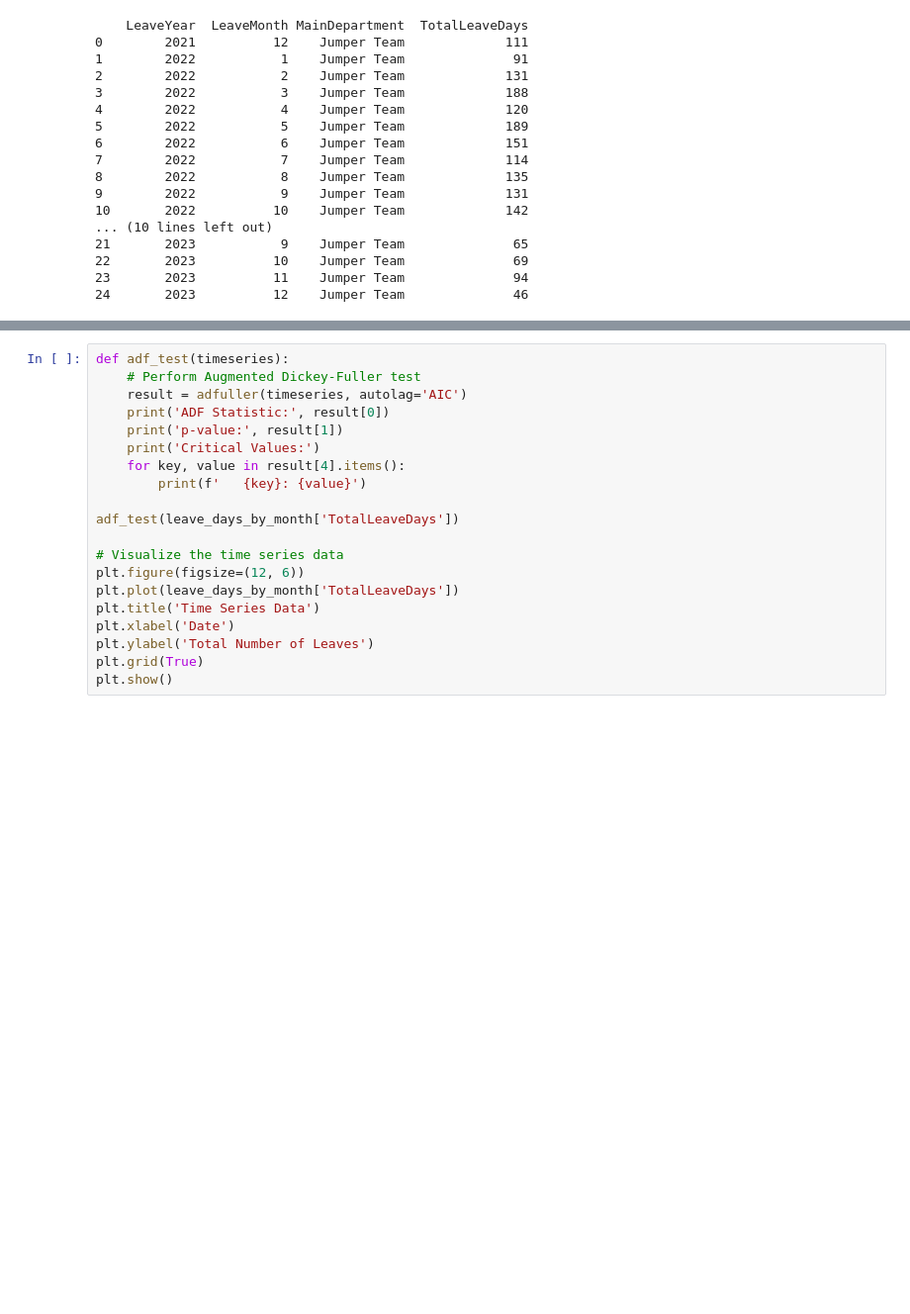
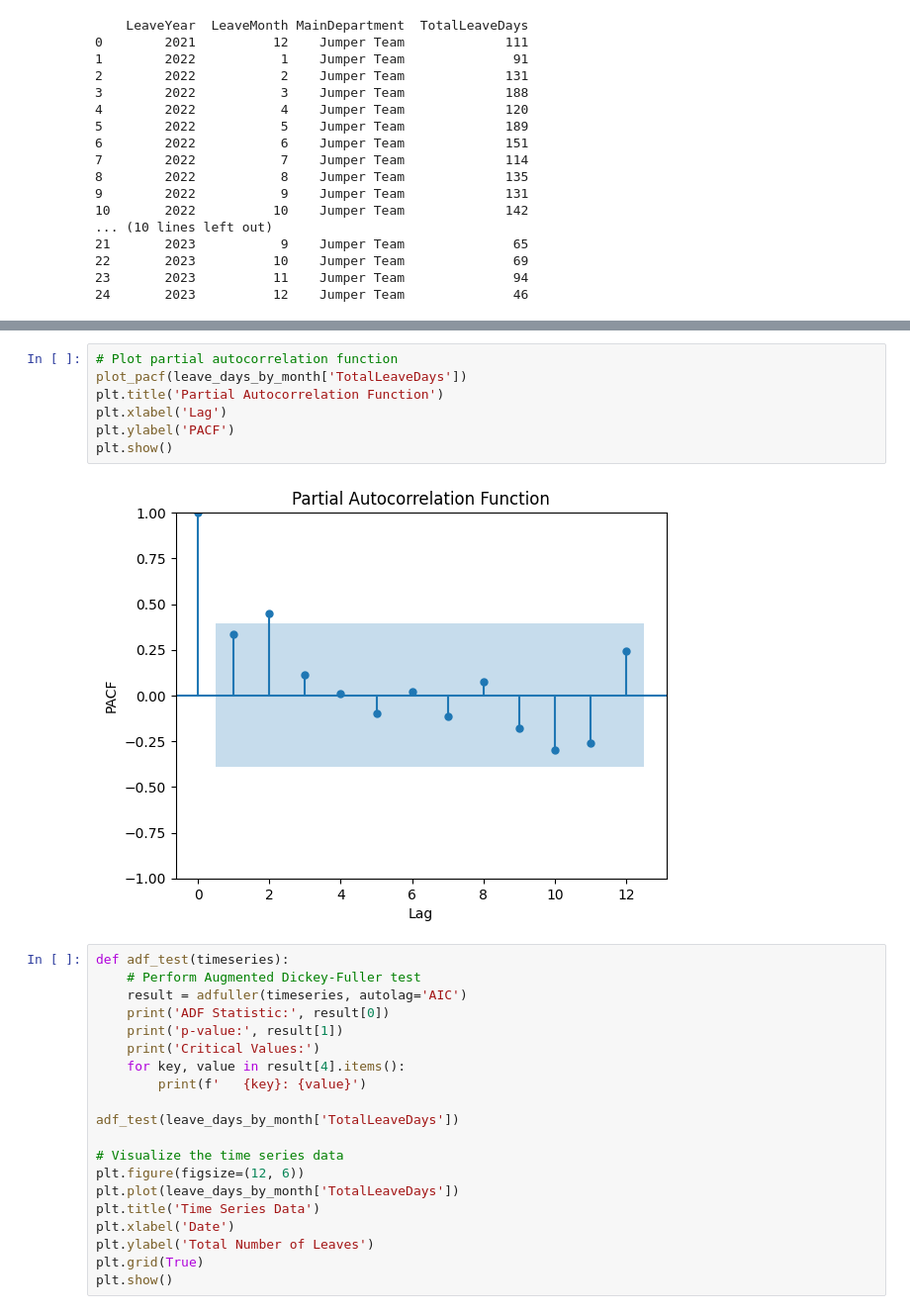
Before and after one commit to DSGP-Group-1-EAPS/SL-Apparel-Dataset, a Jupyter notebook: sarima_jumper.ipynb, the cells around one changed output, grey strips where cells are left out. Shown at 99% size. Drawn from its saved outputs; the diff is of its cells as text; blank space fills up the shorter version.

Commit message:
added acf and pacf and updated p,q,d values

```diff
--- a/sarima_jumper.ipynb
+++ b/sarima_jumper.ipynb
@@ -74,3 +71,12 @@ print(leave_days_by_month)
+# %%
+# Plot partial autocorrelation function
+plot_pacf(leave_days_by_month['TotalLeaveDays'])
+plt.title('Partial Autocorrelation Function')
+plt.xlabel('Lag')
+plt.ylabel('PACF')
+plt.show()
+# %% [output]
+[figure, added]
 # %%
 def adf_test(timeseries):
     # Perform Augmented Dickey-Fuller test
```
Also changed, not shown: parts of 6 cells of this notebook.
